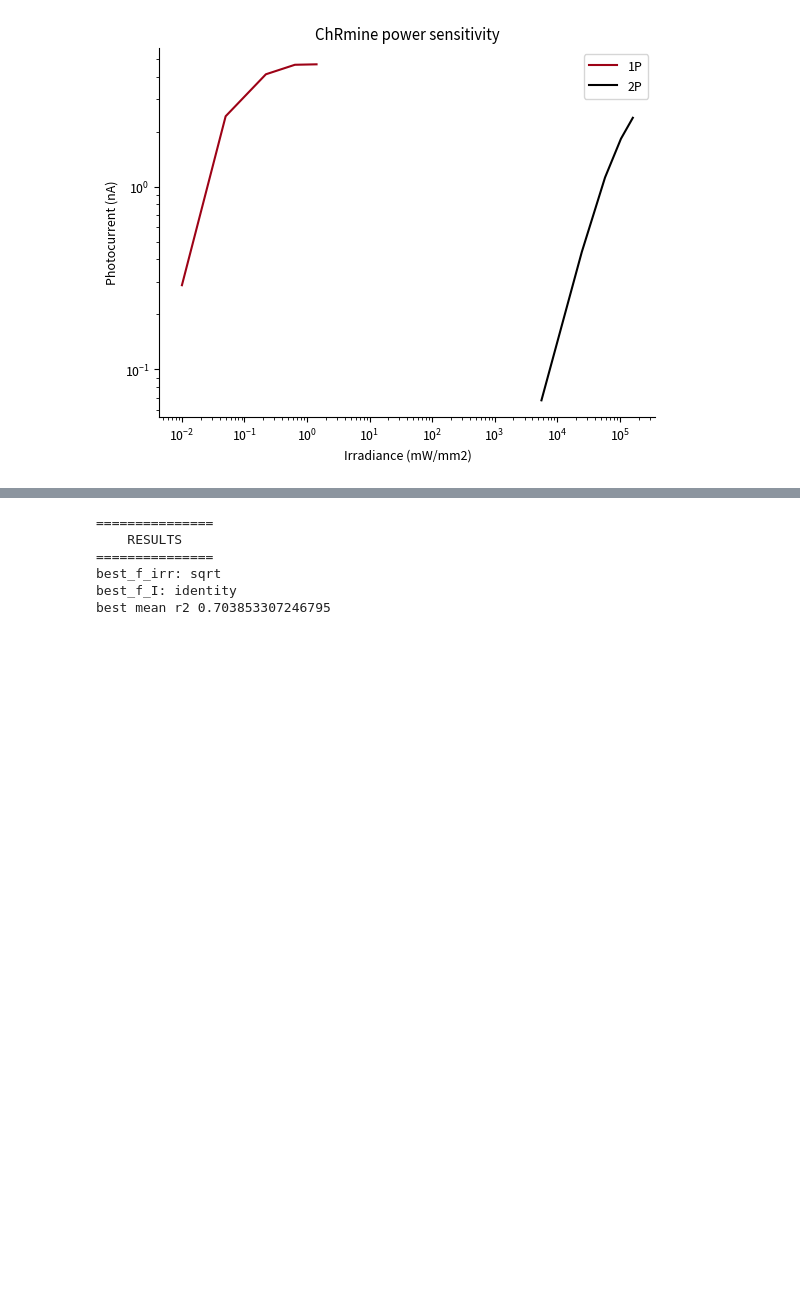
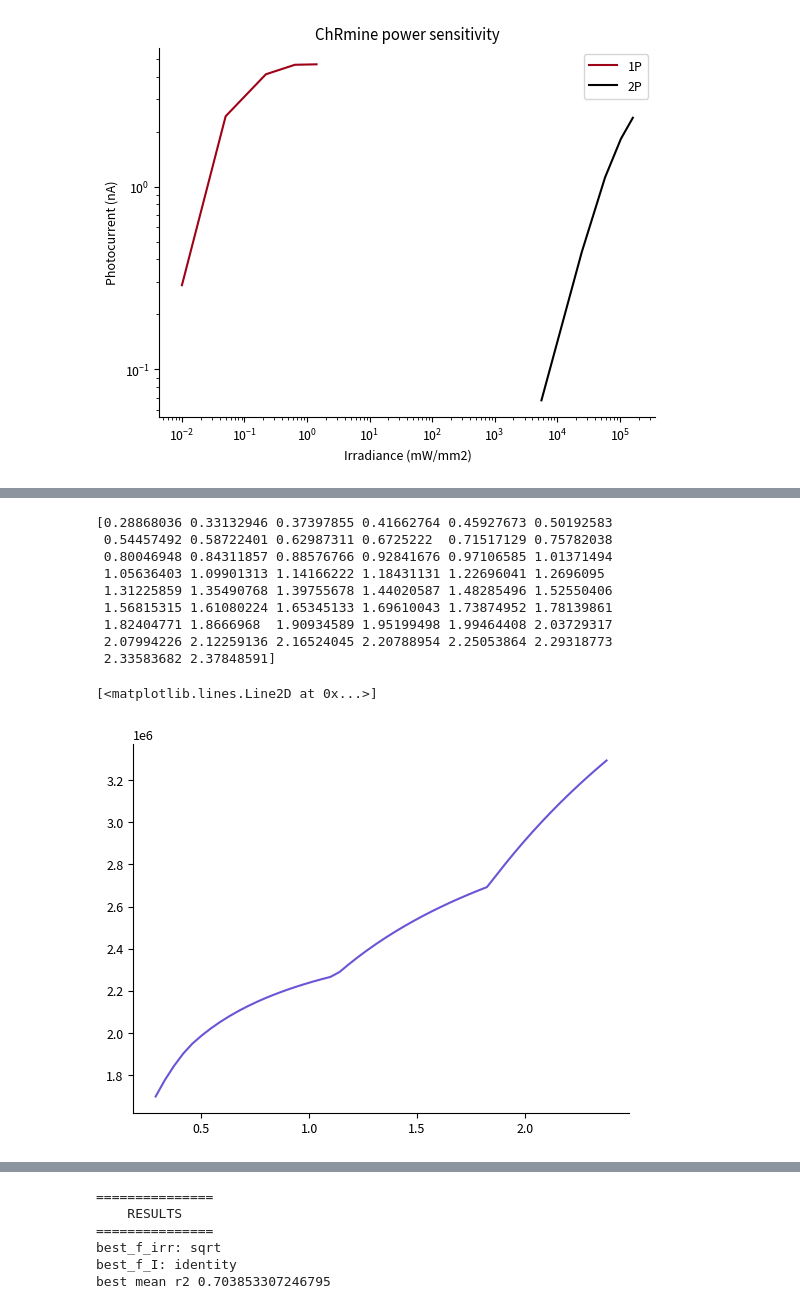
Before and after one commit to siplab-gt/cleo, a Jupyter notebook: notebooks/1p_2p_ratio.ipynb, the cells around one changed output, grey strips where cells are left out. Saved outputs shown, nothing was run; the diff lists cells and outputs as text; code cells hidden in the pictures; blank space fills up the shorter version.

```diff
--- a/notebooks/1p_2p_ratio.ipynb
+++ b/notebooks/1p_2p_ratio.ipynb
@@ -48,0 +64,27 @@ ax.legend()
+# %%
+fig, ax = plt.subplots()
+I_overlap = np.linspace(max(I_1p[0], I_2p[0]), min(I_1p[-1], I_2p[-1]))
+print(I_overlap)
+irr_1p_overlap = np.interp(I_overlap, I_1p, irr_1p)
+irr_2p_overlap = np.interp(I_overlap, I_2p, irr_2p)
+plt.plot(I_overlap, irr_2p_overlap / irr_1p_overlap)
+# ax.loglog((irr_1p), (I_1p), c="xkcd:carmine", label="1P")
+# ax.plot((irr_2p), (I_2p), c="k", label="2P")
+# ax.set(
+#     xlabel="Irradiance (mW/mm2)",
+#     ylabel="Photocurrent (nA)",
+#     title="ChRmine power sensitivity",
+# )
+# ax.legend()
+# %% [output]
+[0.28868036 0.33132946 0.37397855 0.41662764 0.45927673 0.50192583
+ 0.54457492 0.58722401 0.62987311 0.6725222  0.71517129 0.75782038
+ 0.80046948 0.84311857 0.88576766 0.92841676 0.97106585 1.01371494
+ 1.05636403 1.09901313 1.14166222 1.18431131 1.22696041 1.2696095
+ 1.31225859 1.35490768 1.39755678 1.44020587 1.48285496 1.52550406
+ 1.56815315 1.61080224 1.65345133 1.69610043 1.73874952 1.78139861
+ 1.82404771 1.8666968  1.90934589 1.95199498 1.99464408 2.03729317
+ 2.07994226 2.12259136 2.16524045 2.20788954 2.25053864 2.29318773
+ 2.33583682 2.37848591]
+[<matplotlib.lines.Line2D at 0x...>]
+[figure, added]
```
Also changed, not shown: parts of 3 cells of this notebook, 7 other files.
